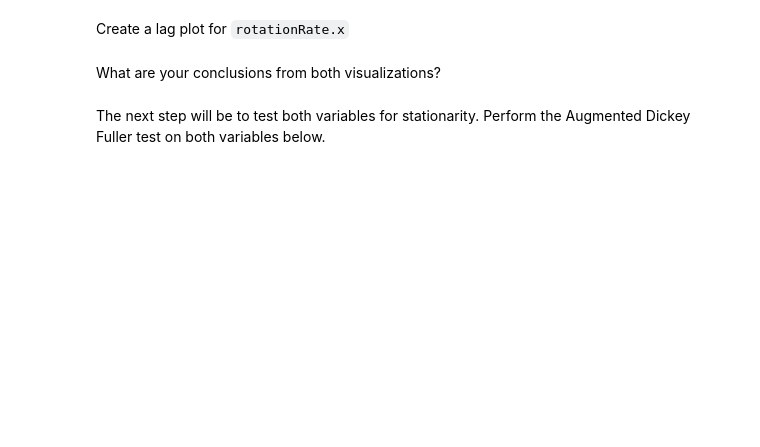
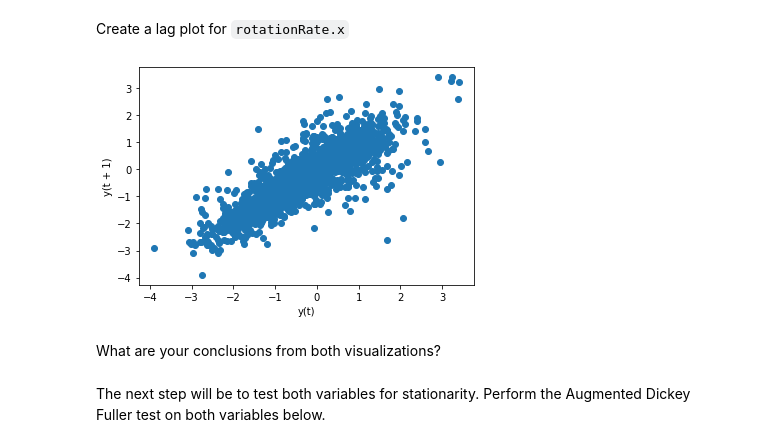
Before and after one commit to Irene9R/dataptmad1121_labs, a Jupyter notebook: extra-work/m2/lab-time-series/your-code/main.ipynb, the cells around one changed output. Cells and saved outputs as stored; diff of their text form; code cells hidden in the pictures; blank space fills up the shorter version.

```diff
--- a/extra-work/m2/lab-time-series/your-code/main.ipynb
+++ b/extra-work/m2/lab-time-series/your-code/main.ipynb
@@ -99,5 +110,8 @@ To model our data, we should look at a few assumptions. First, let's plot the `l
 Create a lag plot for `rotationRate.x`
 # %%
 # Your code here:
+pd.plotting.lag_plot(sensor['rotationRate.x'], lag=1);
+# %% [output]
+[figure, added]
 # %% [markdown]
 What are your conclusions from both visualizations?
```
Also changed, not shown: parts of 17 cells of this notebook.
